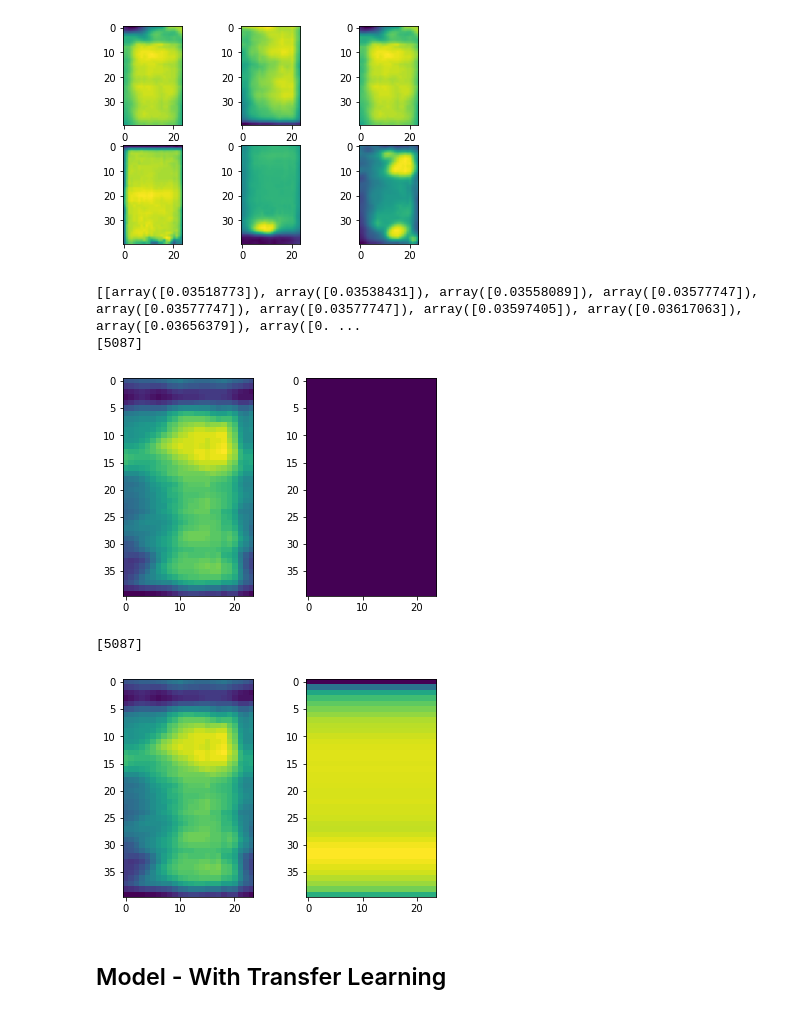
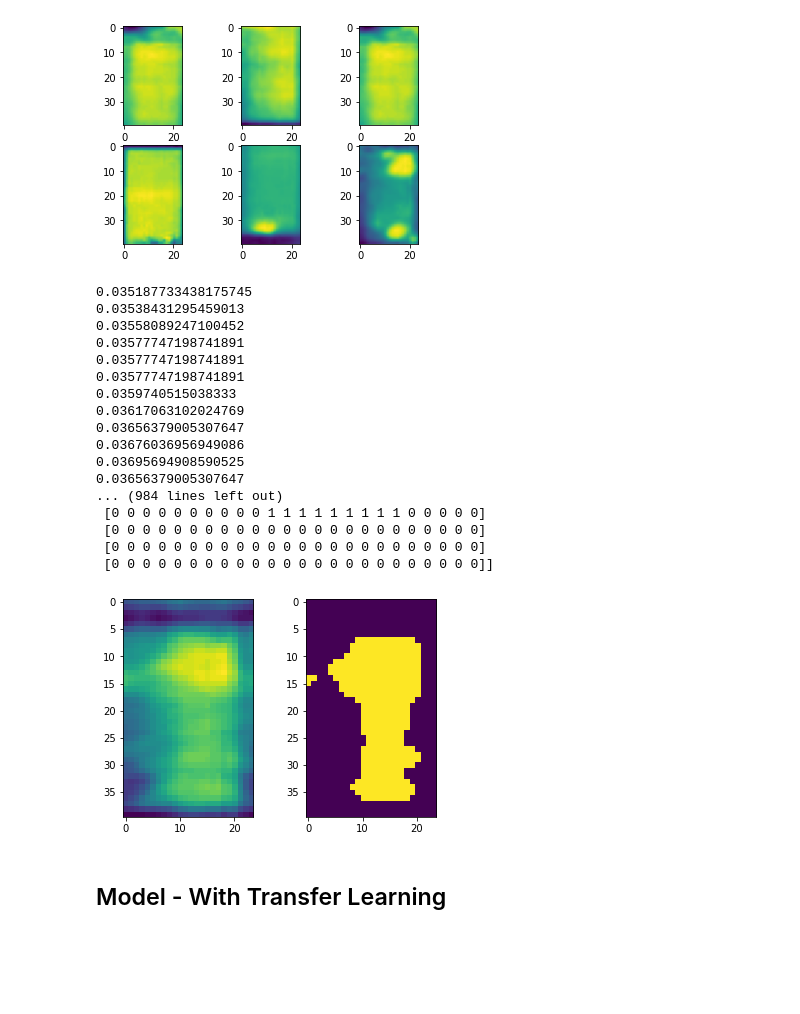
Before and after one commit to regiiis/dlv_group_project, a Jupyter notebook: dlv_1.ipynb, the cells around one changed output. Drawn from its saved outputs; the diff is of its cells as text; code cells hidden in the pictures; blank space fills up the shorter version.

```diff
--- a/dlv_1.ipynb
+++ b/dlv_1.ipynb
@@ -123,19 +123,18 @@ import numpy as np
 import matplotlib.pyplot as plt
 
 def image_binarizer(image, treshold):
-  treshold = treshold
+  t = float(treshold)
   img = np.array(image)
   arr = img
-  max_num = np.array(0)
+  max_num = 0
   i, n = 0, 0
   max_num = (max([[sum(j)] for j in img]))
-  #a2 = [[m / max_num for m in j] for j in img]
-  a2 = [[k / max_num for k in j] for j in img]
-
+  a2 = np.array([[k / max_num[0] for k in j] for j in img])
 
   for list in a2:
     for number in list:
-      if number < treshold:
+      print(number)
+      if (float(number) < t):
         arr[i][n] = 0
       else:
         arr[i][n] = 1
@@ -150,38 +149,28 @@ def image_binarizer(image, treshold):
   plt.imshow(image)
   fig.add_subplot(rows, columns, 2)
   plt.imshow(arr)
-
-  print(a2)
-  print(max_num)
 # %%
 image_1 = mpimg.imread('/content/InfraredSolarModules/images/1.jpg')
-img = np.array(image_1)
-image_binarizer(image_1, 200)
+image_binarizer(image_1, 0.04)
 # %% [output]
-[[array([0.03518773]), array([0.03538431]), array([0.03558089]), array([0.03577747]), array([0.03577747]), array([0.03577747]), array([0.03597405]), array([0.03617063]), array([0.03656379]), array([0. ...
-[5087]
+0.035187733438175745
+0.03538431295459013
+0.03558089247100452
+0.03577747198741891
+0.03577747198741891
+0.03577747198741891
+0.0359740515038333
+0.03617063102024769
+0.03656379005307647
+0.03676036956949086
+0.03695694908590525
+0.03656379005307647
+... (984 lines left out)
+ [0 0 0 0 0 0 0 0 0 0 1 1 1 1 1 1 1 1 1 0 0 0 0 0]
+ [0 0 0 0 0 0 0 0 0 0 0 0 0 0 0 0 0 0 0 0 0 0 0 0]
+ [0 0 0 0 0 0 0 0 0 0 0 0 0 0 0 0 0 0 0 0 0 0 0 0]
+ [0 0 0 0 0 0 0 0 0 0 0 0 0 0 0 0 0 0 0 0 0 0 0 0]]
-[figure, old version]
+[figure, new version]
-# %%
-image_1 = mpimg.imread('/content/InfraredSolarModules/images/1.jpg')
-img = np.array(image_1)
-
-#max = max([[sum(j)] for j in img])
-#a2 = [[m / max for m in j] for j in img]
-
-fig = plt.figure()
-plt.axis('off')
-rows, columns = 1 , 2
-
-fig.add_subplot(rows, columns, 1)
-plt.imshow(img)
-fig.add_subplot(rows, columns, 2)
-plt.imshow(a2)
-
-i = (max([[sum(j)] for j in img]))
-print(i)
-# %% [output]
-[5087]
-[figure, removed]
 # %% [markdown]
 ## Model - With Transfer Learning
 # %% [markdown]
```
